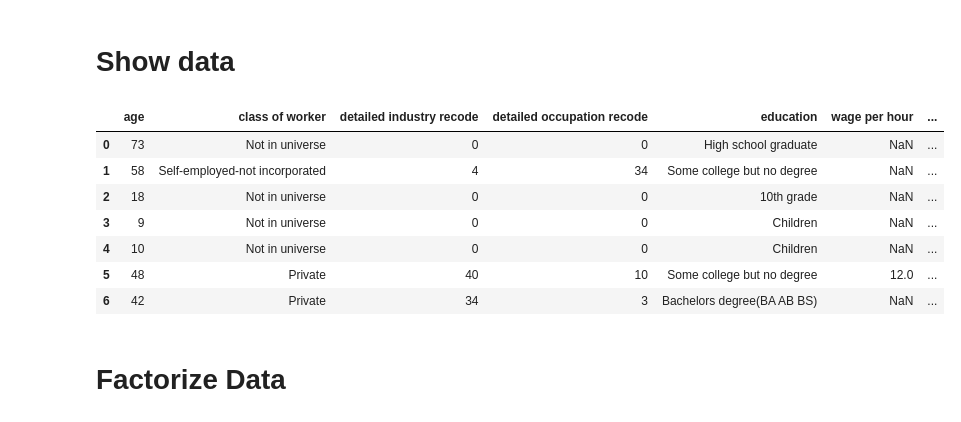
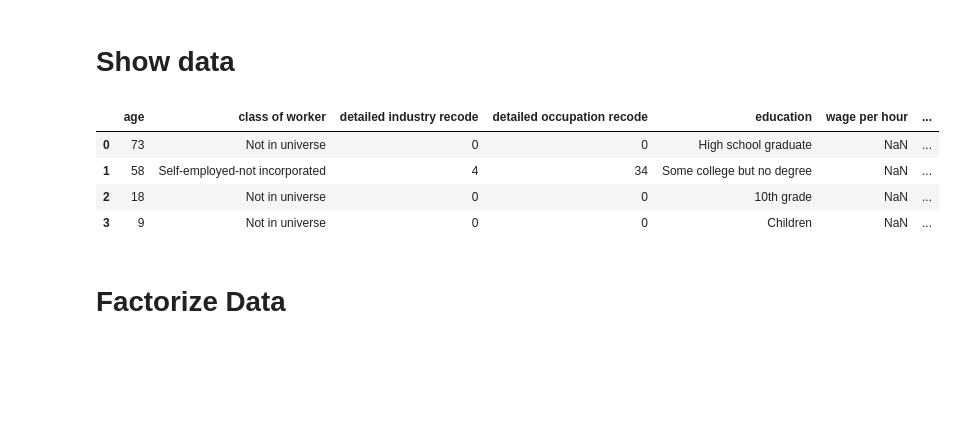
Before and after one commit to ThomasBrue/second-assignment-data-science, a Jupyter notebook: censusIncome.ipynb, the cells around one changed output. Drawn from its saved outputs; the diff is of its cells as text; code cells hidden in the pictures; blank space fills up the shorter version.

```diff
--- a/censusIncome.ipynb
+++ b/censusIncome.ipynb
@@ -33,20 +33,17 @@ names = ['age', 'class of worker', 'detailed industry recode', 'detailed occupat
 # %%
 
 raw_data['wage per hour'] = raw_data['wage per hour'].apply(lambda value: value / 100)
 raw_data['wage per hour'] = raw_data['wage per hour'].apply(lambda value: None if value == 0 else value)
 raw_data['major industry code'] = raw_data['major industry code'].apply(lambda value: None if value == " Not in universe or children" else value)
 raw_data['major industry code'] = raw_data['major industry code'].apply(lambda value: None if value == " Not in universe or children" else value)
 
-raw_data.head(7)
+raw_data.head(4)
 # %% [output]
 |  | age | class of worker | detailed industry recode | detailed occupation recode | education | wage per hour | ... |
 | 0 | 73 | Not in universe | 0 | 0 | High school graduate | NaN | ... |
 | 1 | 58 | Self-employed-not incorporated | 4 | 34 | Some college but no degree | NaN | ... |
 | 2 | 18 | Not in universe | 0 | 0 | 10th grade | NaN | ... |
 | 3 | 9 | Not in universe | 0 | 0 | Children | NaN | ... |
-| 4 | 10 | Not in universe | 0 | 0 | Children | NaN | ... |
-| 5 | 48 | Private | 40 | 10 | Some college but no degree | 12.0 | ... |
-| 6 | 42 | Private | 34 | 3 | Bachelors degree(BA AB BS) | NaN | ... |
 # %% [markdown]
 # Factorize Data
 # %%
```
Also changed, not shown: parts of 3 cells of this notebook, 1 other file.
